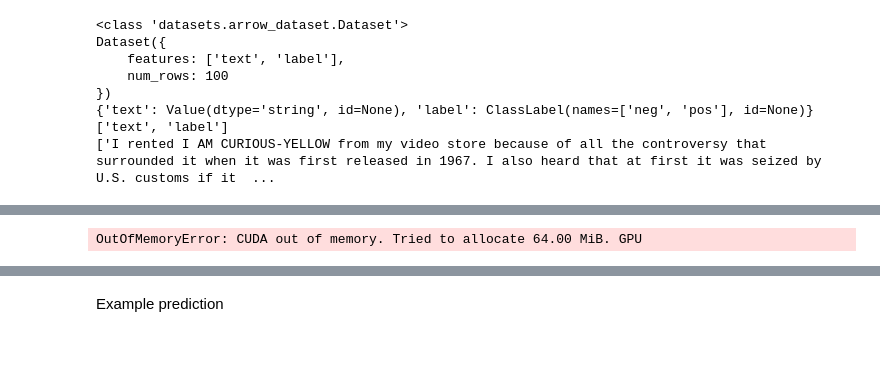
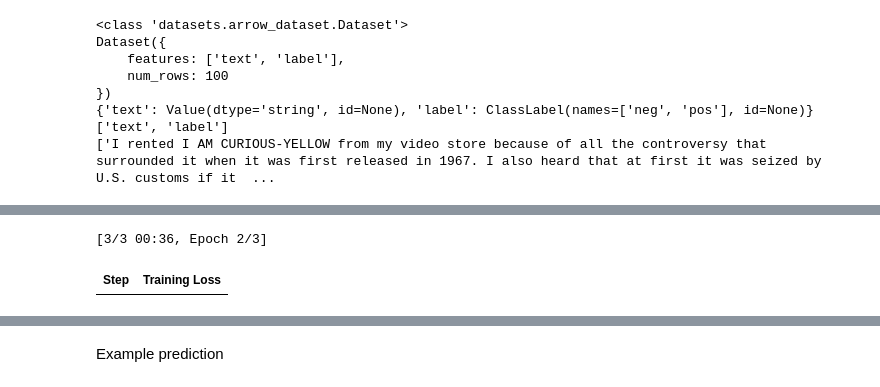
Before and after one commit to ebamberg/TechPackersColab, a Jupyter notebook: examples_LLM_fine_tuning_using_SFT_Trainer.ipynb, the cells around one changed output, grey strips where cells are left out. Saved outputs shown, nothing was run; the diff lists cells and outputs as text; code cells hidden in the pictures; blank space fills up the shorter version.

```diff
--- a/examples_LLM_fine_tuning_using_SFT_Trainer.ipynb
+++ b/examples_LLM_fine_tuning_using_SFT_Trainer.ipynb
@@ -43,6 +65,6 @@ Dataset({
 ['text', 'label']
 ['I rented I AM CURIOUS-YELLOW from my video store because of all the controversy that surrounded it when it was first released in 1967. I also heard that at first it was seized by U.S. customs if it  ...
 # %%
-llmmodels =["facebook/opt-350m","EleutherAI/gpt-neo-125m","meta-llama/Meta-Llama-3.1-8B-Instruct"]
+llmmodels =["facebook/opt-350m","EleutherAI/gpt-neo-125m","meta-llama/Meta-Llama-3.1-8B-Instruct","unsloth/Meta-Llama-3.1-8B-Instruct-bnb-4bit"]
 
-modelid=llmmodels[2]
+modelid=llmmodels[0]
@@ -49,63 +144,22 @@ modelid=llmmodels[2]
 # %%
-sft_config = SFTConfig(
-    dataset_text_field="text",
-    max_seq_length=512,
-    output_dir="/tmp",
- #   model_init_kwargs={
- #       "torch_dtype": "bfloat16",
- #   },
-)
-
-quantization_config = BitsAndBytesConfig(
-   load_in_4bit=True,
-   bnb_4bit_compute_dtype=torch.bfloat16
-
-)
-
-peft_config = LoraConfig(
-    r=16,
-    lora_alpha=32,
-    lora_dropout=0.05,
-    bias="none",
-    task_type="CAUSAL_LM",
-)
-
-training_args = TrainingArguments(
-    per_device_train_batch_size=16,
-    learning_rate=2e-4,
-    lr_scheduler_type="cosine",
-    num_train_epochs=3,
-    gradient_accumulation_steps=2, # simulate larger batch sizes
-)
-
-model = AutoModelForCausalLM.from_pretrained(
-    modelid,
- #   load_in_4bit=True,
- #    model_kwargs={"torch_dtype": torch.bfloat16},
-    quantization_config=quantization_config,
-    device_map="auto",
-)
-tokenizer = AutoTokenizer.from_pretrained(modelid)
-
 def prompt_generator(row):
-  print (row)
   return ("Below is an instruction that describes a task. "
             "Write a response that appropriately completes the request.\n\n"
             "### Instruction:\n{text}\n\n### Response:\n{label}").format_map(row)
 
 
 trainer = SFTTrainer(
-    model,
+    lora_model,
+    tokenizer=tokenizer,
     train_dataset=dataset,
     args=sft_config,
-    peft_config=peft_config,
-    max_seq_length=1024,
-    arg=training_args,
+  #  peft_config=peft_config,
     formatting_func=prompt_generator
 )
 trainstats=trainer.train()
 # %% [output]
-OutOfMemoryError: CUDA out of memory. Tried to allocate 64.00 MiB. GPU
+[3/3 00:36, Epoch 2/3]
+| Step | Training Loss |
 # %%
 print (trainstats)
 # %% [output]
```
Also changed, not shown: parts of 6 cells of this notebook.
